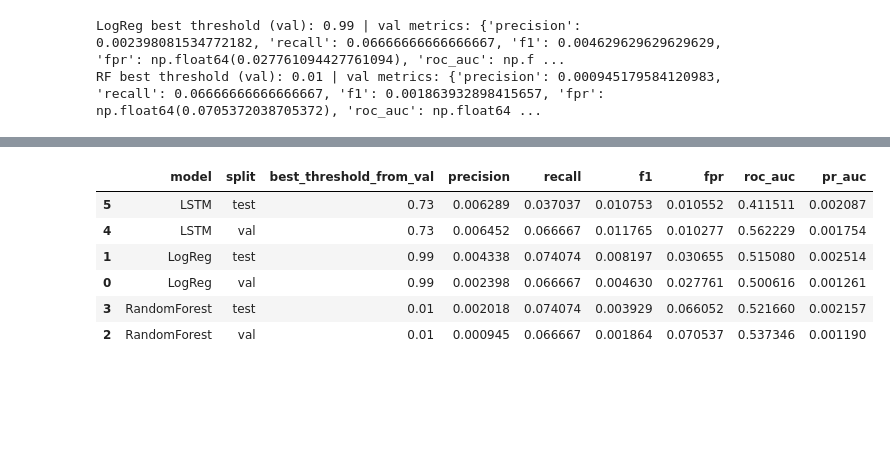
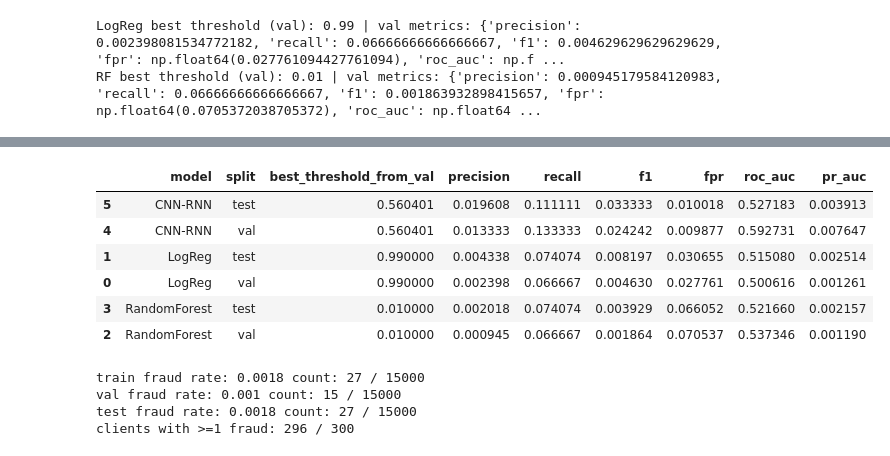
Before and after one commit to sofijadimitrijevic1/480-ai-finance, a Jupyter notebook: FFBaselineLTSM.ipynb, the cells around one changed output, grey strips where cells are left out. Drawn from its saved outputs; the diff is of its cells as text; code cells hidden in the pictures; blank space fills up the shorter version.

Commit message:
built the CNN–RNN model and fixed thresholding for imbalance

```diff
--- a/FFBaselineLTSM.ipynb
+++ b/FFBaselineLTSM.ipynb
@@ -273,9 +273,9 @@ Xtr_flat = Xtr_seq.reshape(Xtr_seq.shape[0], -1)
 Xva_flat = Xva_seq.reshape(Xva_seq.shape[0], -1)
 Xte_flat = Xte_seq.reshape(Xte_seq.shape[0], -1)
 
-ytr = ytr_seq.astype(int)
-yva = yva_seq.astype(int)
-yte = yte_seq.astype(int)
+ytr = ytr_seq.astype(np.int64)
+yva = yva_seq.astype(np.int64)
+yte = yte_seq.astype(np.int64)
 
 def compute_metrics(y_true, y_prob, threshold=0.5):
     y_pred = (y_prob >= threshold).astype(int)
@@ -468,57 +573,91 @@ def compute_metrics(y_true, y_prob, threshold=0.5):
     pr  = average_precision_score(y_true, y_prob) if len(np.unique(y_true)) > 1 else np.nan
     return {"precision": prec, "recall": rec, "f1": f1, "fpr": fpr, "roc_auc": roc, "pr_auc": pr}
 
-def best_threshold_f1(y_true, y_prob, thresholds=None):
+def best_threshold_f1(y_true, y_prob, thresholds=None, min_pred_pos=1):
+    y_true = np.asarray(y_true).astype(int)
+    y_prob = np.asarray(y_prob)
+
     if thresholds is None:
-        thresholds = np.linspace(0.01, 0.99, 99)
+        qs = np.linspace(0.01, 0.99, 300)
+        thresholds = np.unique(np.quantile(y_prob, qs))
+
     best_t, best_f1, best_m = 0.5, -1, None
     for t in thresholds:
-        m = compute_metrics(y_true, y_prob, threshold=t)
+        y_pred = (y_prob >= t).astype(int)
+        if y_pred.sum() < min_pred_pos:
+            continue  # skip thresholds that predict nothing positive
+
+        m = compute_metrics(y_true, y_prob, threshold=float(t))
         if m["f1"] > best_f1:
-            best_f1, best_t, best_m = m["f1"], t, m
+            best_f1, best_t, best_m = m["f1"], float(t), m
+
+    # fallback: if everything got skipped, return 0.5
+    if best_m is None:
+        best_t, best_m = 0.5, compute_metrics(y_true, y_prob, threshold=0.5)
+
     return best_t, best_m
 
 # ---- LSTM metrics ----
-yva_true_lstm, yva_prob_lstm = get_probs_from_loader(model, val_loader, device)
-best_t_lstm, va_metrics_lstm = best_threshold_f1(yva_true_lstm, yva_prob_lstm)
 
-yte_true_lstm, yte_prob_lstm = get_probs_from_loader(model, test_loader, device)
-te_metrics_lstm = compute_metrics(yte_true_lstm, yte_prob_lstm, threshold=best_t_lstm)
+# yva_true_lstm, yva_prob_lstm = get_probs_from_loader(model, val_loader, device)
+# best_t_lstm, va_metrics_lstm = best_threshold_f1(yva_true_lstm, yva_prob_lstm)
+yva_true_cnn, yva_prob_cnn = get_probs_from_loader(model, val_loader, device)
+best_t_cnn, va_metrics_cnn = best_threshold_f1(yva_true_cnn, yva_prob_cnn)
+
+# yte_true_lstm, yte_prob_lstm = get_probs_from_loader(model, test_loader, device)
+# te_metrics_lstm = compute_metrics(yte_true_lstm, yte_prob_lstm, threshold=best_t_lstm)
+yte_true_cnn, yte_prob_cnn = get_probs_from_loader(model, test_loader, device)
+te_metrics_cnn = compute_metrics(yte_true_cnn, yte_prob_cnn, threshold=best_t_cnn)
 
 # ---- Build comparison table ----
 rows = []
 
 def add_row(name, best_t, split, metrics):
     rows.append({
         "model": name,
         "split": split,
         "best_threshold_from_val": best_t,
         **metrics
     })
 
 # baselines (from Cell A)
 for name, info in baseline_results.items():
     add_row(name, info["best_t"], "val",  info["val"])
     add_row(name, info["best_t"], "test", info["test"])
 
 # LSTM
-add_row("LSTM", best_t_lstm, "val",  va_metrics_lstm)
-add_row("LSTM", best_t_lstm, "test", te_metrics_lstm)
+# add_row("LSTM", best_t_lstm, "val",  va_metrics_lstm)
+# add_row("LSTM", best_t_lstm, "test", te_metrics_lstm)
+
+add_row("CNN-RNN", best_t_cnn, "val",  va_metrics_cnn)
+add_row("CNN-RNN", best_t_cnn, "test", te_metrics_cnn)
 
 df_compare = pd.DataFrame(rows)
 
 # nicer ordering
 df_compare = df_compare[[
     "model","split","best_threshold_from_val",
     "precision","recall","f1","fpr","roc_auc","pr_auc"
 ]].sort_values(["model","split"])
 
 df_compare
 # %% [output]
 |  | model | split | best_threshold_from_val | precision | recall | f1 | fpr | roc_auc | pr_auc |
-| 5 | LSTM | test | 0.73 | 0.006289 | 0.037037 | 0.010753 | 0.010552 | 0.411511 | 0.002087 |
-| 4 | LSTM | val | 0.73 | 0.006452 | 0.066667 | 0.011765 | 0.010277 | 0.562229 | 0.001754 |
-| 1 | LogReg | test | 0.99 | 0.004338 | 0.074074 | 0.008197 | 0.030655 | 0.515080 | 0.002514 |
-| 0 | LogReg | val | 0.99 | 0.002398 | 0.066667 | 0.004630 | 0.027761 | 0.500616 | 0.001261 |
-| 3 | RandomForest | test | 0.01 | 0.002018 | 0.074074 | 0.003929 | 0.066052 | 0.521660 | 0.002157 |
-| 2 | RandomForest | val | 0.01 | 0.000945 | 0.066667 | 0.001864 | 0.070537 | 0.537346 | 0.001190 |
+| 5 | CNN-RNN | test | 0.560401 | 0.019608 | 0.111111 | 0.033333 | 0.010018 | 0.527183 | 0.003913 |
+| 4 | CNN-RNN | val | 0.560401 | 0.013333 | 0.133333 | 0.024242 | 0.009877 | 0.592731 | 0.007647 |
+| 1 | LogReg | test | 0.990000 | 0.004338 | 0.074074 | 0.008197 | 0.030655 | 0.515080 | 0.002514 |
+| 0 | LogReg | val | 0.990000 | 0.002398 | 0.066667 | 0.004630 | 0.027761 | 0.500616 | 0.001261 |
+| 3 | RandomForest | test | 0.010000 | 0.002018 | 0.074074 | 0.003929 | 0.066052 | 0.521660 | 0.002157 |
+| 2 | RandomForest | val | 0.010000 | 0.000945 | 0.066667 | 0.001864 | 0.070537 | 0.537346 | 0.001190 |
+# %%
+print("train fraud rate:", ytr_seq.mean(), "count:", ytr_seq.sum(), "/", len(ytr_seq))
+print("val fraud rate:", yva_seq.mean(), "count:", yva_seq.sum(), "/", len(yva_seq))
+print("test fraud rate:", yte_seq.mean(), "count:", yte_seq.sum(), "/", len(yte_seq))
+# after merging labels into tx
+fraud_by_client = tx.groupby("client_id")["target"].sum(min_count=1)
+print("clients with >=1 fraud:", (fraud_by_client > 0).sum(), "/", fraud_by_client.shape[0])
+# %% [output]
+train fraud rate: 0.0018 count: 27 / 15000
+val fraud rate: 0.001 count: 15 / 15000
+test fraud rate: 0.0018 count: 27 / 15000
+clients with >=1 fraud: 296 / 300
```
Also changed, not shown: parts of 8 cells of this notebook.
